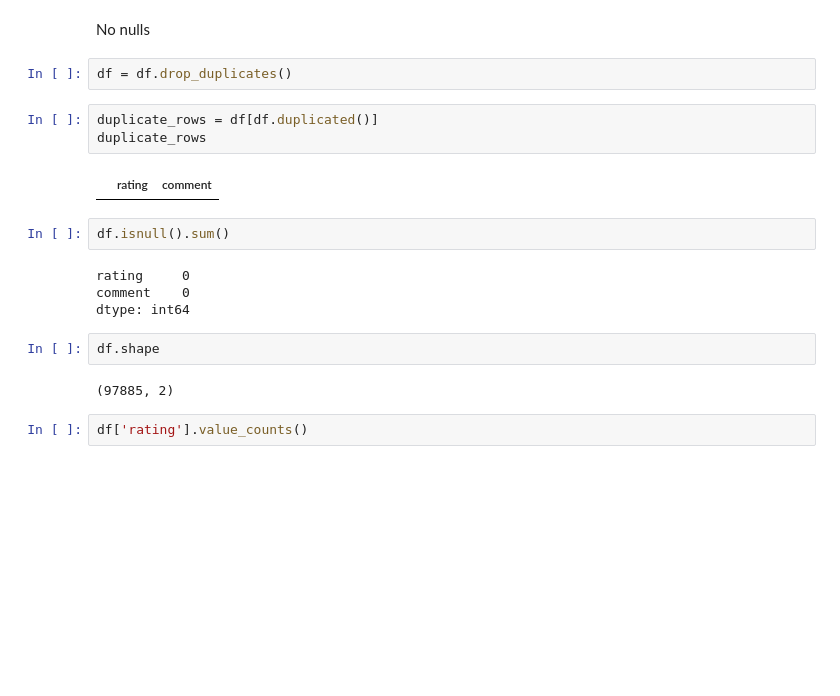
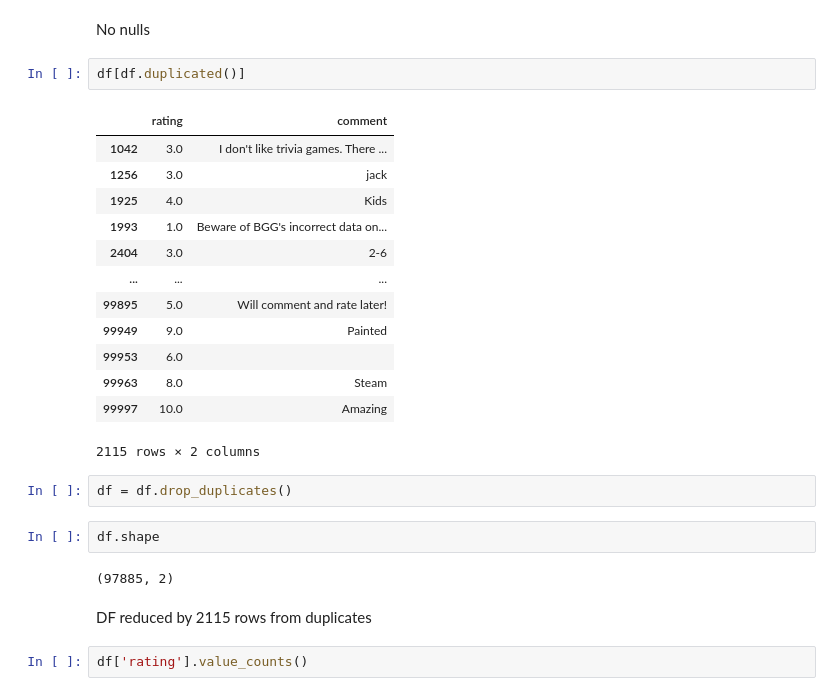
Before and after one commit to yiwen-h/bgg_reviews, a Jupyter notebook: notebooks/Bgg_JT.ipynb, the cells around one changed output. Cells and saved outputs as stored; diff of their text form; blank space fills up the shorter version.

```diff
--- a/notebooks/Bgg_JT.ipynb
+++ b/notebooks/Bgg_JT.ipynb
@@ -52,23 +74,30 @@ comment    0
 dtype: int64
 # %% [markdown]
 No nulls
-# %%
-df = df.drop_duplicates()
 # %%
-duplicate_rows = df[df.duplicated()]
-duplicate_rows
+df[df.duplicated()]
 # %% [output]
 |  | rating | comment |
+| 1042 | 3.0 | I don't like trivia games. There ... |
+| 1256 | 3.0 | jack |
+| 1925 | 4.0 | Kids |
+| 1993 | 1.0 | Beware of BGG's incorrect data on... |
+| 2404 | 3.0 | 2-6 |
+| ... | ... | ... |
+| 99895 | 5.0 | Will comment and rate later! |
+| 99949 | 9.0 | Painted |
+| 99953 | 6.0 |  |
+| 99963 | 8.0 | Steam |
+| 99997 | 10.0 | Amazing |
+2115 rows × 2 columns
-# %%
-df.isnull().sum()
-# %% [output]
-rating     0
-comment    0
-dtype: int64
+# %%
+df = df.drop_duplicates()
 # %%
 df.shape
 # %% [output]
 (97885, 2)
+# %% [markdown]
+DF reduced by 2115 rows from duplicates
 # %%
 df['rating'].value_counts()
 # %% [output]
```
Also changed, not shown: parts of 52 cells of this notebook, 1 other file.
